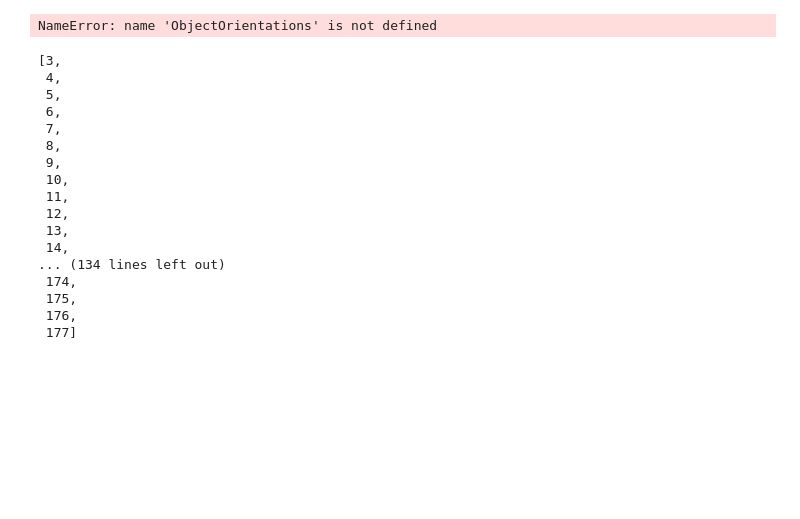
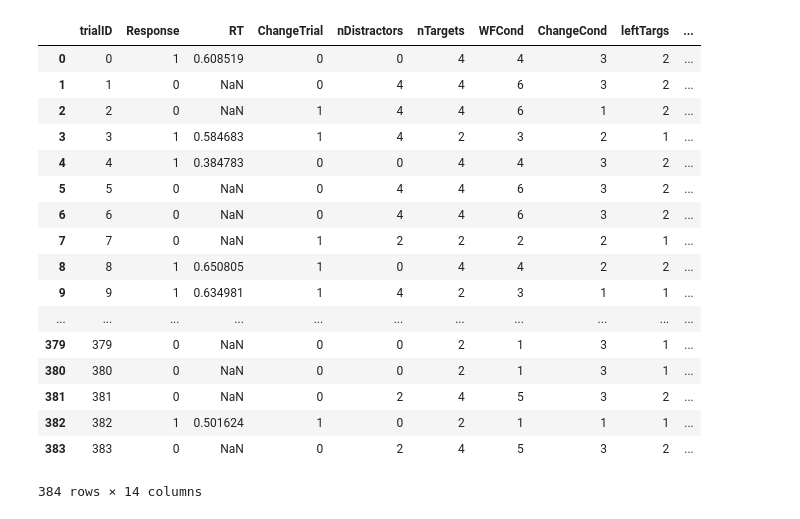
Before and after one commit to alexgonzl/tacs_vmw_alpha, a Jupyter notebook: scratchNotebook.ipynb, the cells around one changed output. Saved outputs shown, nothing was run; the diff lists cells and outputs as text; code cells hidden in the pictures; blank space fills up the shorter version.

```diff
--- a/scratchNotebook.ipynb
+++ b/scratchNotebook.ipynb
@@ -249,4 +0,0 @@ saved data to u'/Users/jonaheisenberg/vwmtest/data/vwm_setup_2016_Jun_29_2356.cs
-# %%
-ObjectOrientations[1]
-# %% [output]
-NameError: name 'ObjectOrientations' is not defined
@@ -255,20 +1,48 @@ import numpy as np
-# %%
-range(3,28) + range(33,58) + range(63,88) + range(93,118) + range(123,148) + range(153,178)
-# %% [output]
-[3,
- 4,
- 5,
- 6,
- 7,
- 8,
- 9,
- 10,
- 11,
- 12,
- 13,
- 14,
-... (134 lines left out)
- 174,
- 175,
- 176,
- 177]
+# %%
+import pandas as pd
+import os
+from os.path import expanduser
+import re
+# establish file data directory
+homeDirectory = expanduser("~")
+dataDirectory = homeDirectory + os.sep + 'Google Drive/tACS_VWM_ALPHA/data/stim1/'
+# read in csv file
+saveDirectory = dataDirectory + 's' + str(2) + os.sep + 'runData/'
+directoryFiles = os.listdir(saveDirectory)
+csv = ''
+for file in directoryFiles:
+    match = re.match('run' + str(1) + '.*', file, re.M|re.I)
+    if match != None:
+        csv = saveDirectory + match.group()
+df = pd.read_csv(csv)
+
+# create conditions
+resps = df['Response'] == 1
+noResps = df['Response'] == 0
+changes = df['ChangeTrial'] == 1
+noChanges = df['ChangeTrial'] == 0
+lChanges = df['ChangeCond'] == 1
+lNoChanges = df['ChangeCond'] != 1
+rChanges = df['ChangeCond'] == 2
+rNoChanges = df['ChangeCond'] != 2
+# %%
+df
+# %% [output]
+|  | trialID | Response | RT | ChangeTrial | nDistractors | nTargets | WFCond | ChangeCond | leftTargs | ... |
+| 0 | 0 | 1 | 0.608519 | 0 | 0 | 4 | 4 | 3 | 2 | ... |
+| 1 | 1 | 0 | NaN | 0 | 4 | 4 | 6 | 3 | 2 | ... |
+| 2 | 2 | 0 | NaN | 1 | 4 | 4 | 6 | 1 | 2 | ... |
+| 3 | 3 | 1 | 0.584683 | 1 | 4 | 2 | 3 | 2 | 1 | ... |
+| 4 | 4 | 1 | 0.384783 | 0 | 0 | 4 | 4 | 3 | 2 | ... |
+| 5 | 5 | 0 | NaN | 0 | 4 | 4 | 6 | 3 | 2 | ... |
+| 6 | 6 | 0 | NaN | 0 | 4 | 4 | 6 | 3 | 2 | ... |
+| 7 | 7 | 0 | NaN | 1 | 2 | 2 | 2 | 2 | 1 | ... |
+| 8 | 8 | 1 | 0.650805 | 1 | 0 | 4 | 4 | 2 | 2 | ... |
+| 9 | 9 | 1 | 0.634981 | 1 | 4 | 2 | 3 | 1 | 1 | ... |
+| ... | ... | ... | ... | ... | ... | ... | ... | ... | ... | ... |
+| 379 | 379 | 0 | NaN | 0 | 0 | 2 | 1 | 3 | 1 | ... |
+| 380 | 380 | 0 | NaN | 0 | 0 | 2 | 1 | 3 | 1 | ... |
+| 381 | 381 | 0 | NaN | 0 | 2 | 4 | 5 | 3 | 2 | ... |
+| 382 | 382 | 1 | 0.501624 | 1 | 0 | 2 | 1 | 1 | 1 | ... |
+| 383 | 383 | 0 | NaN | 0 | 2 | 4 | 5 | 3 | 2 | ... |
+384 rows × 14 columns
```
Also changed, not shown: parts of 2 cells of this notebook, 3 other files.
